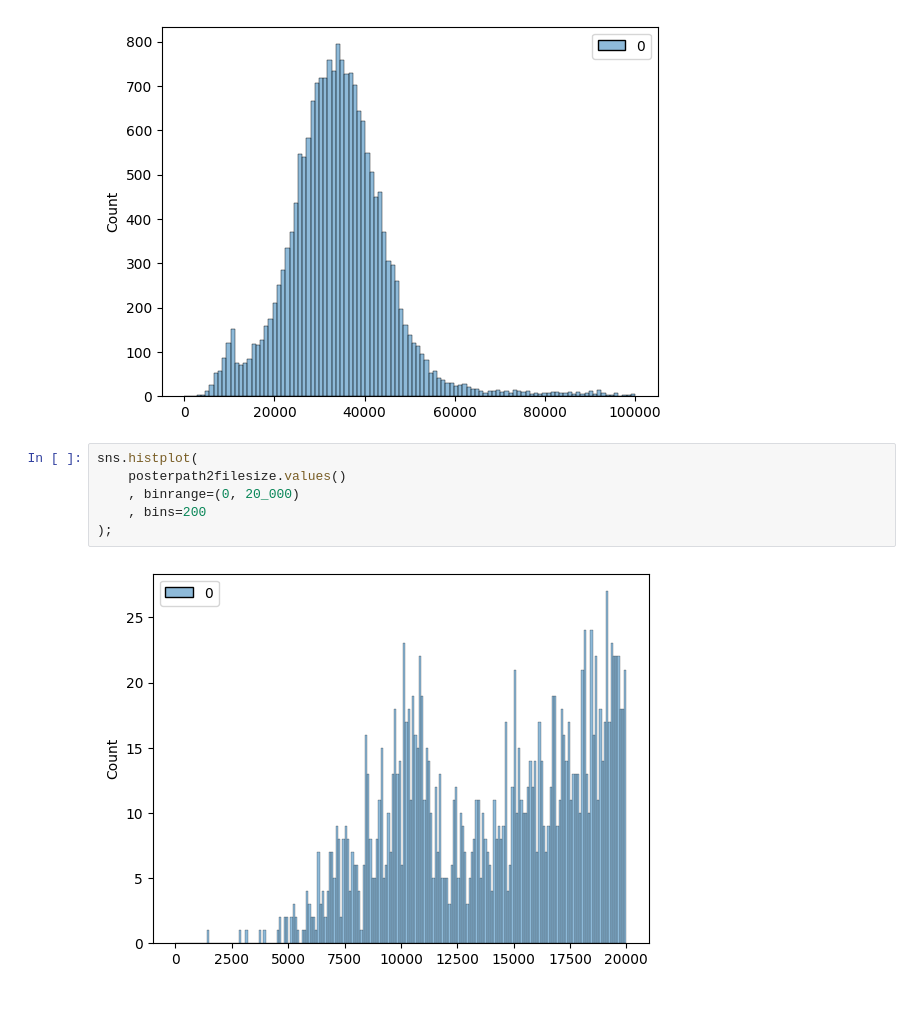
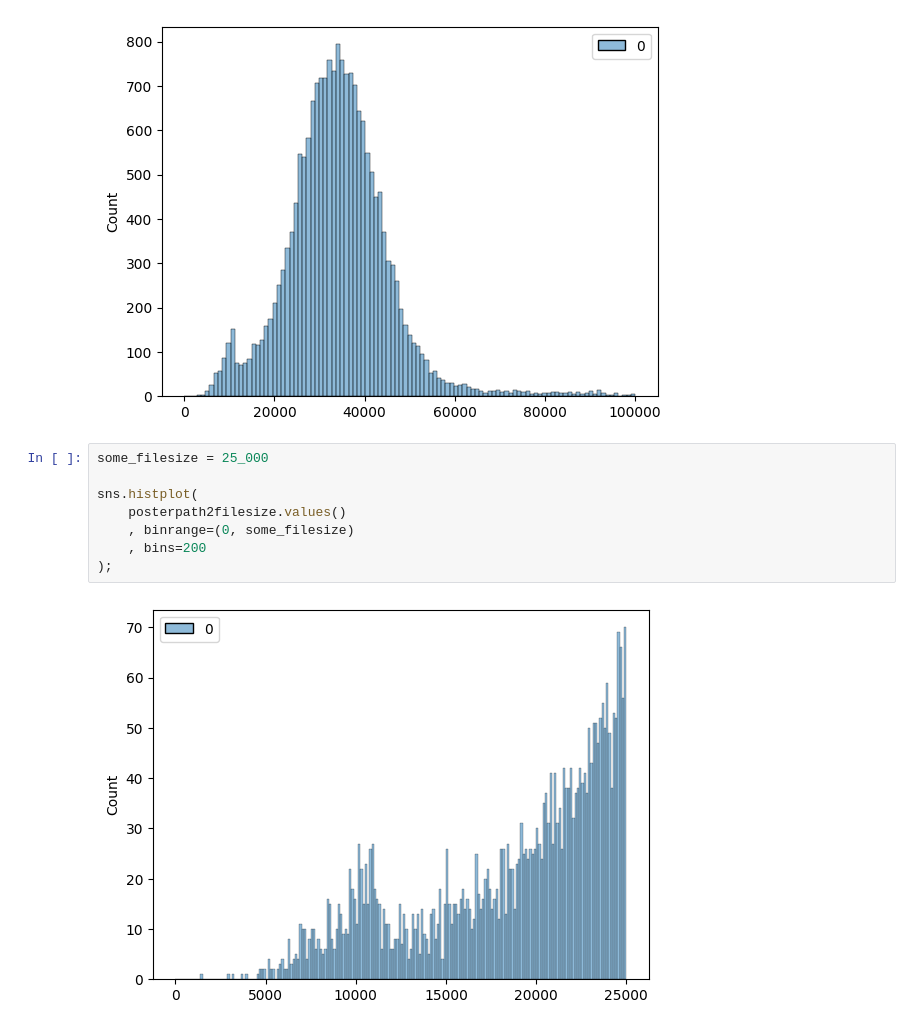
Before and after one commit to lapythie/dora, a Jupyter notebook: notebooks/posters.ipynb, the cells around one changed output. Drawn from its saved outputs; the diff is of its cells as text.

```diff
--- a/notebooks/posters.ipynb
+++ b/notebooks/posters.ipynb
@@ -139,10 +139,12 @@ sns.histplot(
 # %% [output]
 [figure]
 # %%
+some_filesize = 25_000
+
 sns.histplot(
     posterpath2filesize.values()
-    , binrange=(0, 20_000)
+    , binrange=(0, some_filesize)
     , bins=200
 );
 # %% [output]
-[figure, old version]
+[figure, new version]
```
Also changed, not shown: parts of 2 cells of this notebook.
